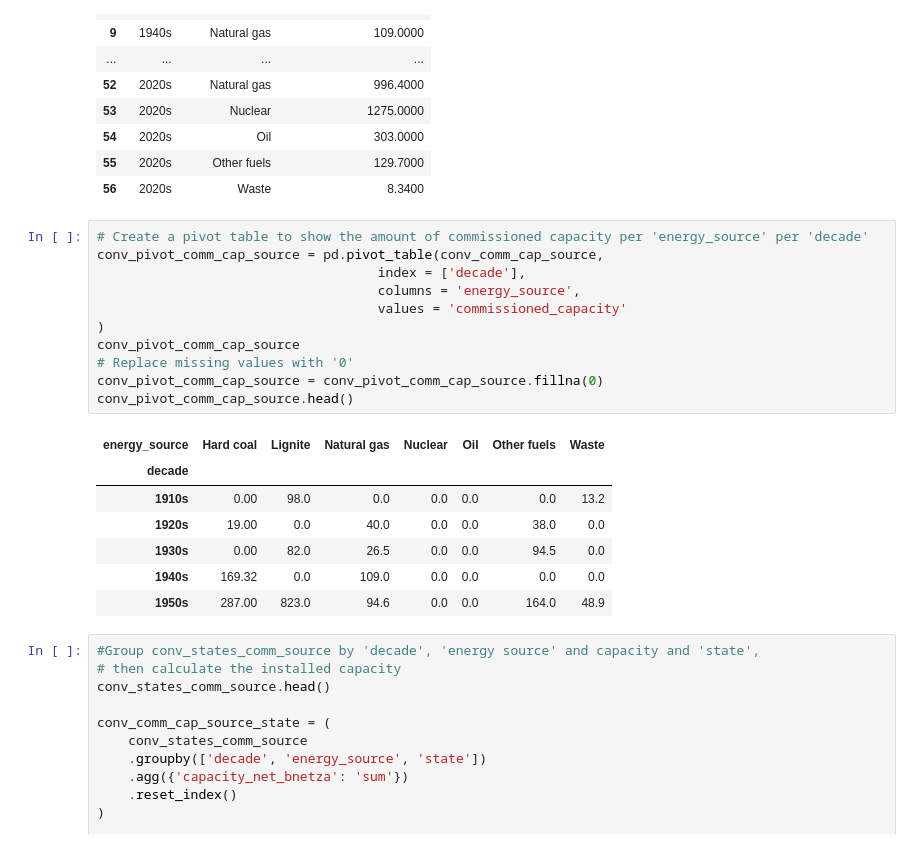
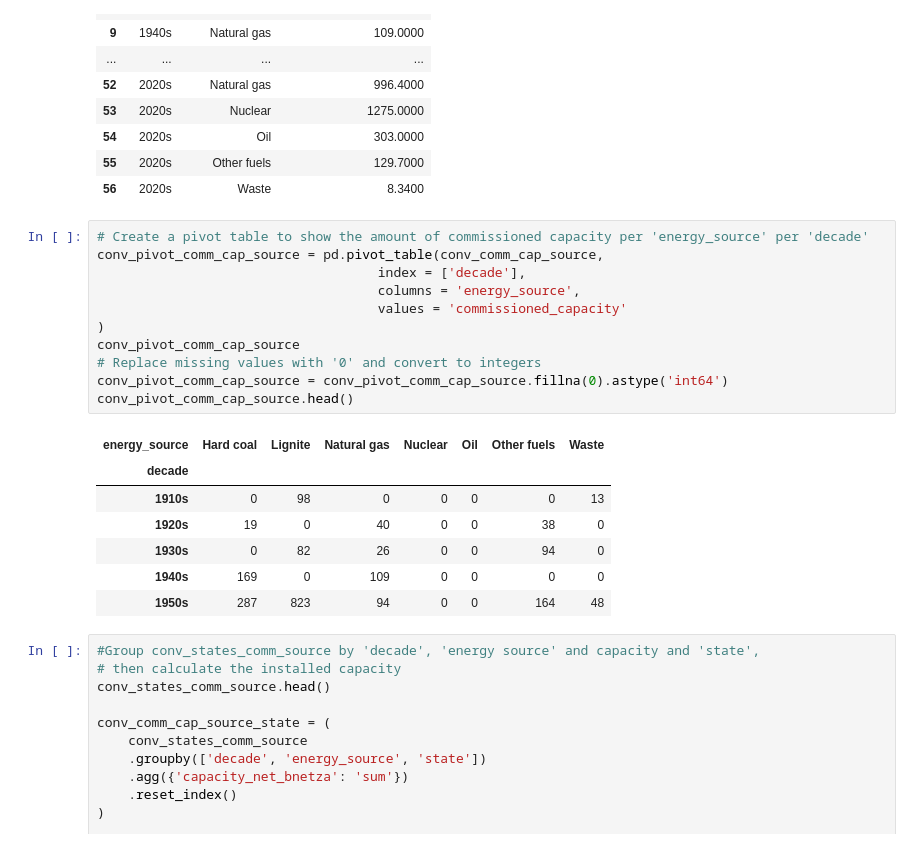
Before and after one commit to lilalaser/Python_EDA_German_Power_Plants, a Jupyter notebook: Notebook_EDA_German_Power_Plants.ipynb, the cells around one changed output. Cells and saved outputs as stored; diff of their text form.

```diff
--- a/Notebook_EDA_German_Power_Plants.ipynb
+++ b/Notebook_EDA_German_Power_Plants.ipynb
@@ -556,22 +552,22 @@ conv_comm_cap_source
 # %%
 # Create a pivot table to show the amount of commissioned capacity per 'energy_source' per 'decade'
 conv_pivot_comm_cap_source = pd.pivot_table(conv_comm_cap_source,
                                     index = ['decade'],
                                     columns = 'energy_source',
                                     values = 'commissioned_capacity'
 )
 conv_pivot_comm_cap_source
-# Replace missing values with '0'
-conv_pivot_comm_cap_source = conv_pivot_comm_cap_source.fillna(0)
+# Replace missing values with '0' and convert to integers
+conv_pivot_comm_cap_source = conv_pivot_comm_cap_source.fillna(0).astype('int64')
 conv_pivot_comm_cap_source.head()
 # %% [output]
 | energy_source | Hard coal | Lignite | Natural gas | Nuclear | Oil | Other fuels | Waste |
 | decade |  |  |  |  |  |  |  |
-| 1910s | 0.00 | 98.0 | 0.0 | 0.0 | 0.0 | 0.0 | 13.2 |
-| 1920s | 19.00 | 0.0 | 40.0 | 0.0 | 0.0 | 38.0 | 0.0 |
-| 1930s | 0.00 | 82.0 | 26.5 | 0.0 | 0.0 | 94.5 | 0.0 |
-| 1940s | 169.32 | 0.0 | 109.0 | 0.0 | 0.0 | 0.0 | 0.0 |
-| 1950s | 287.00 | 823.0 | 94.6 | 0.0 | 0.0 | 164.0 | 48.9 |
+| 1910s | 0 | 98 | 0 | 0 | 0 | 0 | 13 |
+| 1920s | 19 | 0 | 40 | 0 | 0 | 38 | 0 |
+| 1930s | 0 | 82 | 26 | 0 | 0 | 94 | 0 |
+| 1940s | 169 | 0 | 109 | 0 | 0 | 0 | 0 |
+| 1950s | 287 | 823 | 94 | 0 | 0 | 164 | 48 |
 # %%
 #Group conv_states_comm_source by 'decade', 'energy source' and capacity and 'state',
 # then calculate the installed capacity
```
Also changed, not shown: parts of 37 cells of this notebook.
